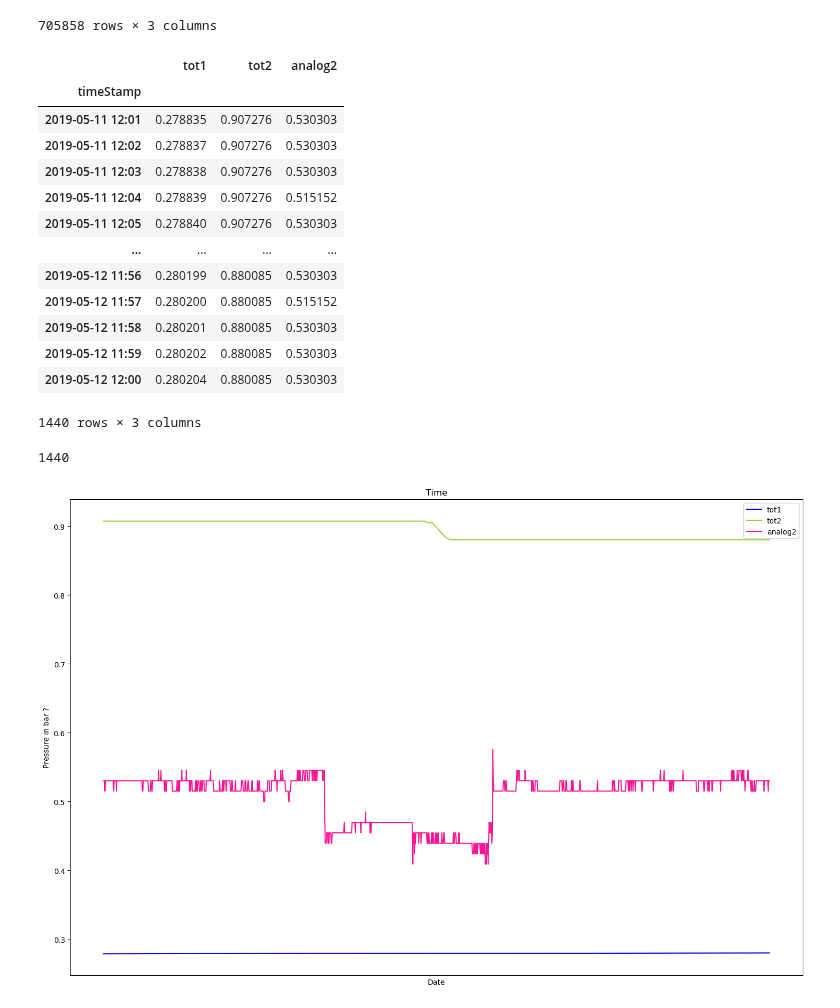
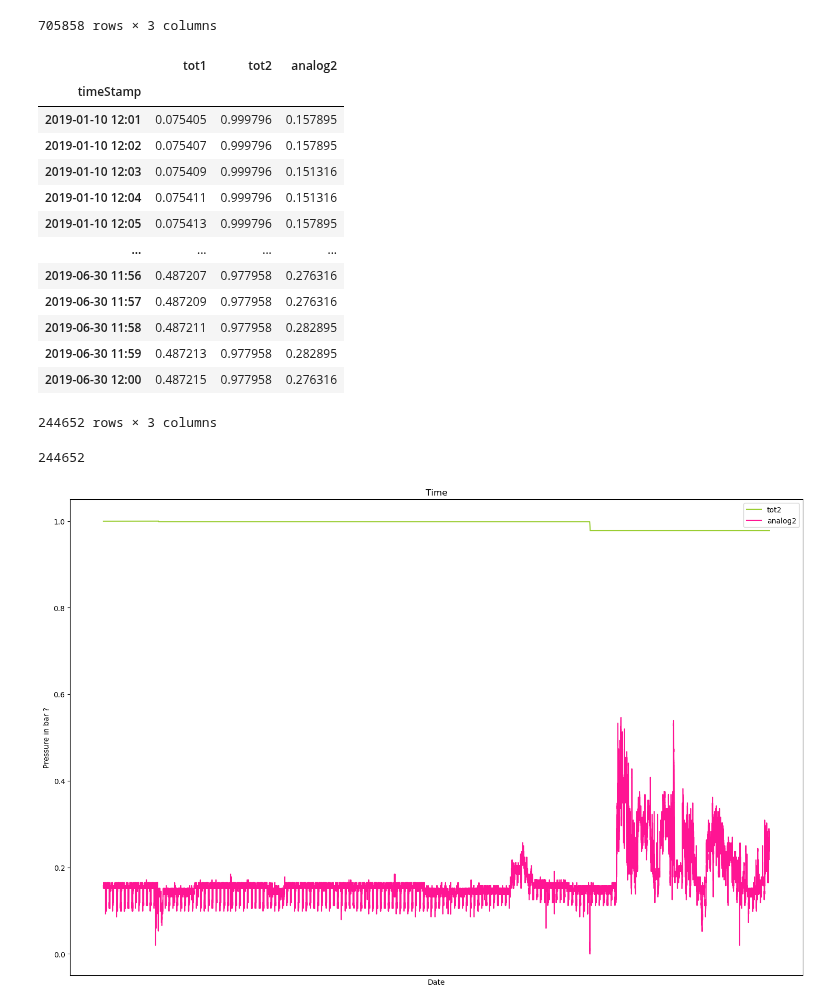
Before and after one commit to Zan-23/IJS_water_loss, a Jupyter notebook: notebooks/Intial data analysis.ipynb, the cells around one changed output. Drawn from its saved outputs; the diff is of its cells as text; code cells hidden in the pictures.

```diff
--- a/notebooks/Intial data analysis.ipynb
+++ b/notebooks/Intial data analysis.ipynb
@@ -433,24 +433,24 @@ normalised_data_249
 | 2020-04-01 08:39 | 1.000000e+00 | 0.000000 | 0.545455 |
 705858 rows × 3 columns
 # %%
-normalized_data = normalised_data_249.loc[(normalised_data_249.index >= "2019-05-11 12:00:00")
-                                          & (normalised_data_249.index <= "2019-05-12 12:00:00")]
+normalized_data = normalised_data_248.loc[(normalised_data_248.index >= "2019-01-10 12:00:00")
+                                          & (normalised_data_248.index <= "2019-06-30 12:00:00")]
 normalized_data
 # %% [output]
 |  | tot1 | tot2 | analog2 |
 | timeStamp |  |  |  |
-| 2019-05-11 12:01 | 0.278835 | 0.907276 | 0.530303 |
-| 2019-05-11 12:02 | 0.278837 | 0.907276 | 0.530303 |
-| 2019-05-11 12:03 | 0.278838 | 0.907276 | 0.530303 |
-| 2019-05-11 12:04 | 0.278839 | 0.907276 | 0.515152 |
-| 2019-05-11 12:05 | 0.278840 | 0.907276 | 0.530303 |
+| 2019-01-10 12:01 | 0.075405 | 0.999796 | 0.157895 |
+| 2019-01-10 12:02 | 0.075407 | 0.999796 | 0.157895 |
+| 2019-01-10 12:03 | 0.075409 | 0.999796 | 0.151316 |
+| 2019-01-10 12:04 | 0.075411 | 0.999796 | 0.151316 |
+| 2019-01-10 12:05 | 0.075413 | 0.999796 | 0.157895 |
 | ... | ... | ... | ... |
-| 2019-05-12 11:56 | 0.280199 | 0.880085 | 0.530303 |
-| 2019-05-12 11:57 | 0.280200 | 0.880085 | 0.515152 |
-| 2019-05-12 11:58 | 0.280201 | 0.880085 | 0.530303 |
-| 2019-05-12 11:59 | 0.280202 | 0.880085 | 0.530303 |
-| 2019-05-12 12:00 | 0.280204 | 0.880085 | 0.530303 |
+| 2019-06-30 11:56 | 0.487207 | 0.977958 | 0.276316 |
+| 2019-06-30 11:57 | 0.487209 | 0.977958 | 0.276316 |
+| 2019-06-30 11:58 | 0.487211 | 0.977958 | 0.282895 |
+| 2019-06-30 11:59 | 0.487213 | 0.977958 | 0.282895 |
+| 2019-06-30 12:00 | 0.487215 | 0.977958 | 0.276316 |
-1440 rows × 3 columns
+244652 rows × 3 columns
 # %%
 def get_data_matrix(data):
     time_data = normalized_data.index.to_numpy()
@@ -460,18 +460,18 @@ def get_data_matrix(data):
 time_x, data_y = get_data_matrix(normalized_data)
 len(data_y[:, 1])
 # %% [output]
-1440
+244652
 # %%
 fig = plt.figure(figsize=(18, 12), dpi= 100, facecolor='w')
 
-plt.plot(time_x, data_y[:, 0], color="blue", label="tot1")
+# plt.plot(time_x, data_y[:, 0], color="blue", label="tot1")
 plt.plot(time_x, data_y[:, 1], color="yellowgreen", label="tot2")
 plt.plot(time_x, data_y[:, 2], color="deeppink", label="analog2")
 plt.xticks([])
 plt.ylabel('Pressure in bar ?')
 plt.xlabel('Date')
 plt.title('Time')
 plt.legend()
 plt.show()
 # %% [output]
-[figure, old version]
+[figure, new version]
```
Also changed, not shown: parts of 2 cells of this notebook, 3 other files.
